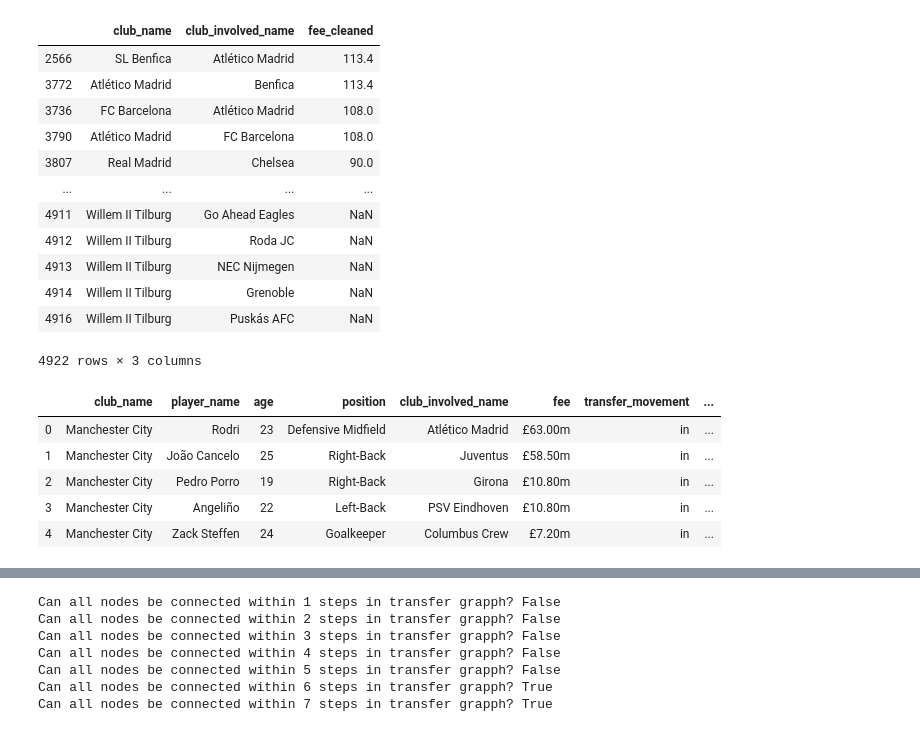
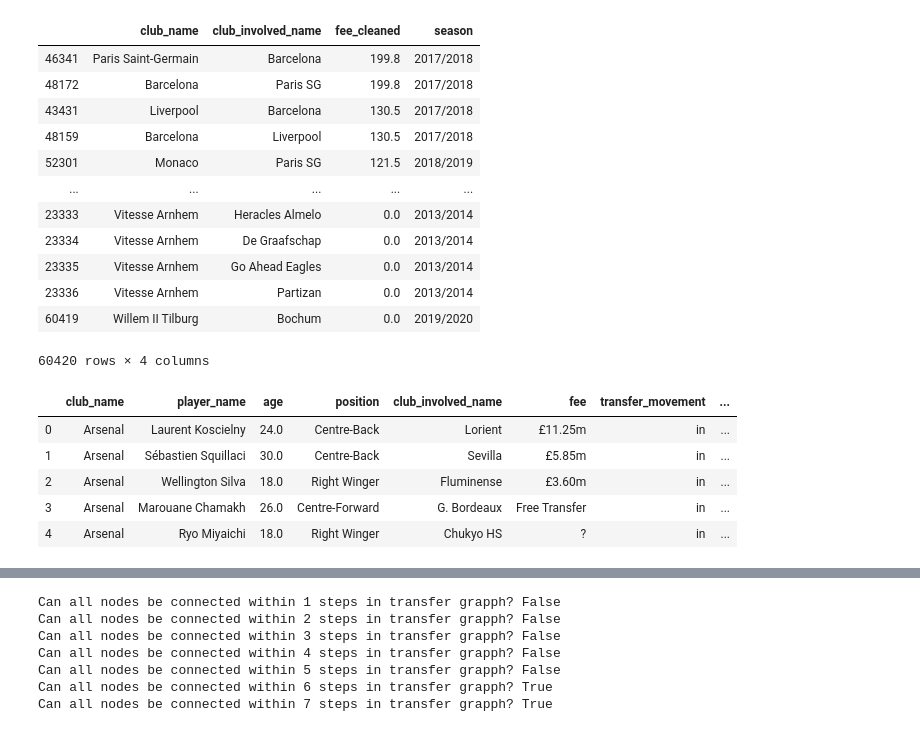
Before and after one commit to Saibo-creator/ntds_project, a Jupyter notebook: 1league1year.ipynb, the cells around one changed output, grey strips where cells are left out. Drawn from its saved outputs; the diff is of its cells as text; code cells hidden in the pictures.

```diff
--- a/1league1year.ipynb
+++ b/1league1year.ipynb
@@ -39,0 +146,12 @@ transfer_7_league.head()
+# %%
+transfer_span=transfer_span.merge(club_score_df,left_on='club_name',right_on='club',how='left')
+transfer_span.rename({'score':'club_score'},axis='columns',inplace=True)
+transfer_span.drop(columns='club',inplace=True)
+# %%
+transfer_span=transfer_span.merge(club_score_df,left_on='club_involved_name',right_on='club',how='left')
+transfer_span.rename({'score':'club_involved_score'},axis='columns',inplace=True)
+transfer_span.drop(columns='club',inplace=True)
+# %%
+pkl_file = open('avrg_sc_by_league_dict.pkl','rb')
+avrg_sc_by_league_dict = pickle.load(pkl_file)
+pkl_file.close()
@@ -39,0 +168,6 @@ transfer_7_league.head()
+# %%
+for league in avrg_sc_by_league_dict.keys():
+    mask=transfer_span['league_name']==league
+    transfer_span[mask]=transfer_span[mask].fillna(avrg_sc_by_league_dict[league])
+
+#transfer_span[mask]
@@ -40,29 +188,29 @@ transfer_7_league.head()
 # %%
-transfer_7_league[["club_name","club_involved_name","fee_cleaned"]].sort_values(by="fee_cleaned", ascending=False)
+transfer_span[["club_name","club_involved_name","fee_cleaned","season"]].sort_values(by="fee_cleaned", ascending=False)
 # %% [output]
-|  | club_name | club_involved_name | fee_cleaned |
-| 2566 | SL Benfica | Atlético Madrid | 113.4 |
-| 3772 | Atlético Madrid | Benfica | 113.4 |
-| 3736 | FC Barcelona | Atlético Madrid | 108.0 |
-| 3790 | Atlético Madrid | FC Barcelona | 108.0 |
-| 3807 | Real Madrid | Chelsea | 90.0 |
-| ... | ... | ... | ... |
-| 4911 | Willem II Tilburg | Go Ahead Eagles | NaN |
-| 4912 | Willem II Tilburg | Roda JC | NaN |
-| 4913 | Willem II Tilburg | NEC Nijmegen | NaN |
-| 4914 | Willem II Tilburg | Grenoble | NaN |
-| 4916 | Willem II Tilburg | Puskás AFC | NaN |
+|  | club_name | club_involved_name | fee_cleaned | season |
+| 46341 | Paris Saint-Germain | Barcelona | 199.8 | 2017/2018 |
+| 48172 | Barcelona | Paris SG | 199.8 | 2017/2018 |
+| 43431 | Liverpool | Barcelona | 130.5 | 2017/2018 |
+| 48159 | Barcelona | Liverpool | 130.5 | 2017/2018 |
+| 52301 | Monaco | Paris SG | 121.5 | 2018/2019 |
+| ... | ... | ... | ... | ... |
+| 23333 | Vitesse Arnhem | Heracles Almelo | 0.0 | 2013/2014 |
+| 23334 | Vitesse Arnhem | De Graafschap | 0.0 | 2013/2014 |
+| 23335 | Vitesse Arnhem | Go Ahead Eagles | 0.0 | 2013/2014 |
+| 23336 | Vitesse Arnhem | Partizan | 0.0 | 2013/2014 |
+| 60419 | Willem II Tilburg | Bochum | 0.0 | 2019/2020 |
-4922 rows × 3 columns
+60420 rows × 4 columns
 # %%
 #eng_19.groupby(by=['club_name','club_involved_name']).count()
-transfer_7_league.head()
+transfer_span.head()
 # %% [output]
 |  | club_name | player_name | age | position | club_involved_name | fee | transfer_movement | ... |
-| 0 | Manchester City | Rodri | 23 | Defensive Midfield | Atlético Madrid | £63.00m | in | ... |
-| 1 | Manchester City | João Cancelo | 25 | Right-Back | Juventus | £58.50m | in | ... |
-| 2 | Manchester City | Pedro Porro | 19 | Right-Back | Girona | £10.80m | in | ... |
-| 3 | Manchester City | Angeliño | 22 | Left-Back | PSV Eindhoven | £10.80m | in | ... |
-| 4 | Manchester City | Zack Steffen | 24 | Goalkeeper | Columbus Crew | £7.20m | in | ... |
+| 0 | Arsenal | Laurent Koscielny | 24.0 | Centre-Back | Lorient | £11.25m | in | ... |
+| 1 | Arsenal | Sébastien Squillaci | 30.0 | Centre-Back | Sevilla | £5.85m | in | ... |
+| 2 | Arsenal | Wellington Silva | 18.0 | Right Winger | Fluminense | £3.60m | in | ... |
+| 3 | Arsenal | Marouane Chamakh | 26.0 | Centre-Forward | G. Bordeaux | Free Transfer | in | ... |
+| 4 | Arsenal | Ryo Miyaichi | 18.0 | Right Winger | Chukyo HS | ? | in | ... |
 # %%
 #unweighted
 
```
Also changed, not shown: parts of 27 cells of this notebook, 12 other files.
